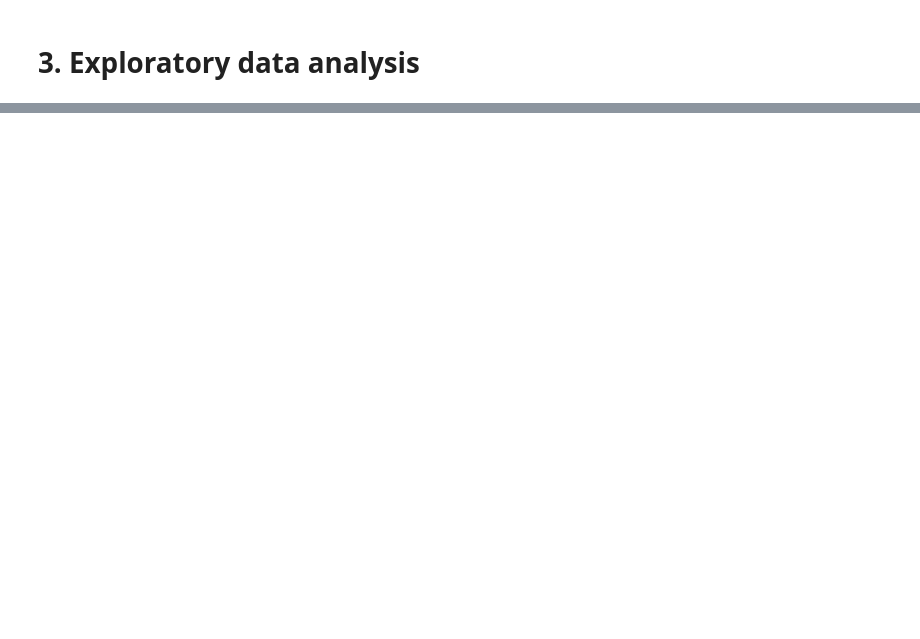
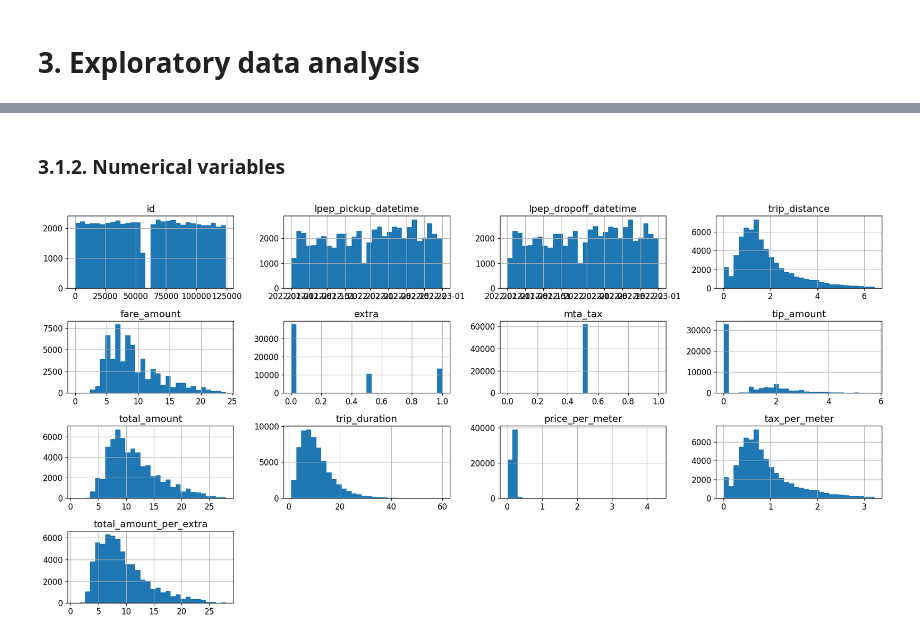
Before and after one commit to cenciati/predict-taxi-fare, a Jupyter notebook: notebooks/experiment-01.ipynb, the cells around one changed output, grey strips where cells are left out. Drawn from its saved outputs; the diff is of its cells as text; code cells hidden in the pictures; blank space fills up the shorter version.

```diff
--- a/notebooks/experiment-01.ipynb
+++ b/notebooks/experiment-01.ipynb
@@ -250,0 +270,7 @@ df.sample(3)
+# %% [markdown]
+### 3.1.2. Numerical variables
+# %%
+df.hist(bins=30);
+plt.tight_layout()
+# %% [output]
+[figure, added]
```
Also changed, not shown: parts of 16 cells of this notebook.
